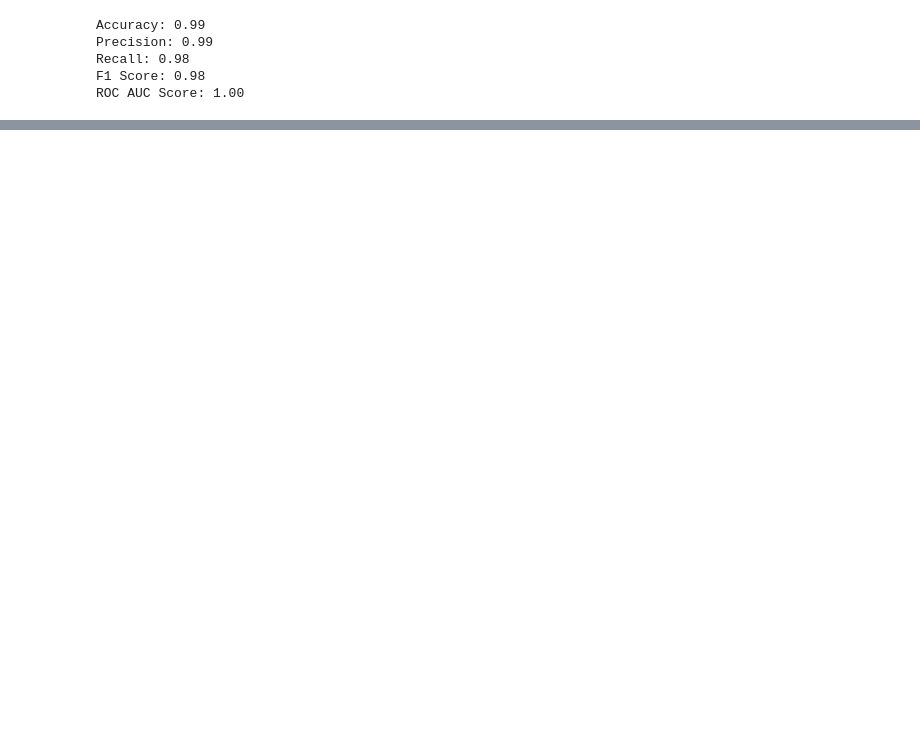
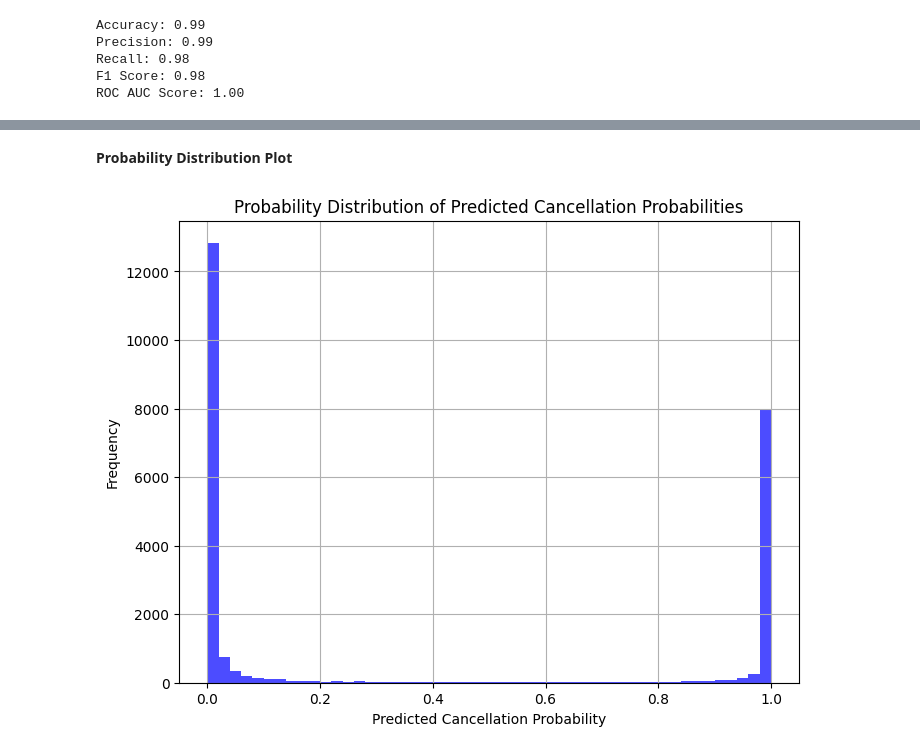
Before and after one commit to WardZid/HotelBookingCancellation, a Jupyter notebook: dml_smmer_final.ipynb, the cells around one changed output, grey strips where cells are left out. Saved outputs shown, nothing was run; the diff lists cells and outputs as text; code cells hidden in the pictures; blank space fills up the shorter version.

```diff
--- a/dml_smmer_final.ipynb
+++ b/dml_smmer_final.ipynb
@@ -361,0 +386,16 @@ ROC AUC Score: 1.00
+# %% [markdown]
+**Probability Distribution Plot**
+# %%
+# Calculate the predicted probabilities for class 1 (cancellation)
+y_pred_prob = logistic_regression.predict_proba(X_test)[:, 1]
+
+# Plot a probability distribution (histogram)
+plt.figure(figsize=(8, 6))
+plt.hist(y_pred_prob, bins=50, color='blue', alpha=0.7)
+plt.title('Probability Distribution of Predicted Cancellation Probabilities')
+plt.xlabel('Predicted Cancellation Probability')
+plt.ylabel('Frequency')
+plt.grid(True)
+plt.show()
+# %% [output]
+[figure, added]
```
Also changed, not shown: parts of 30 cells of this notebook.
